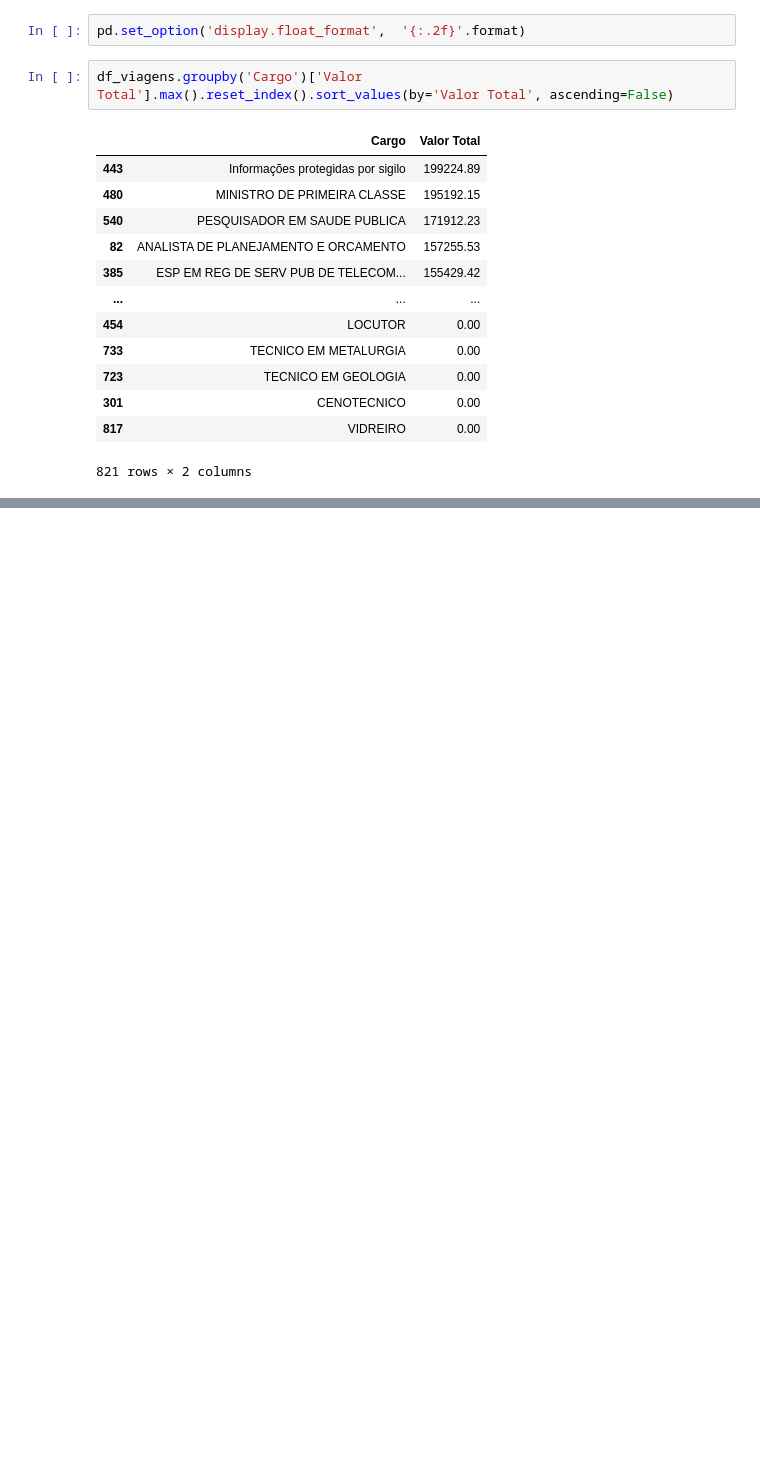
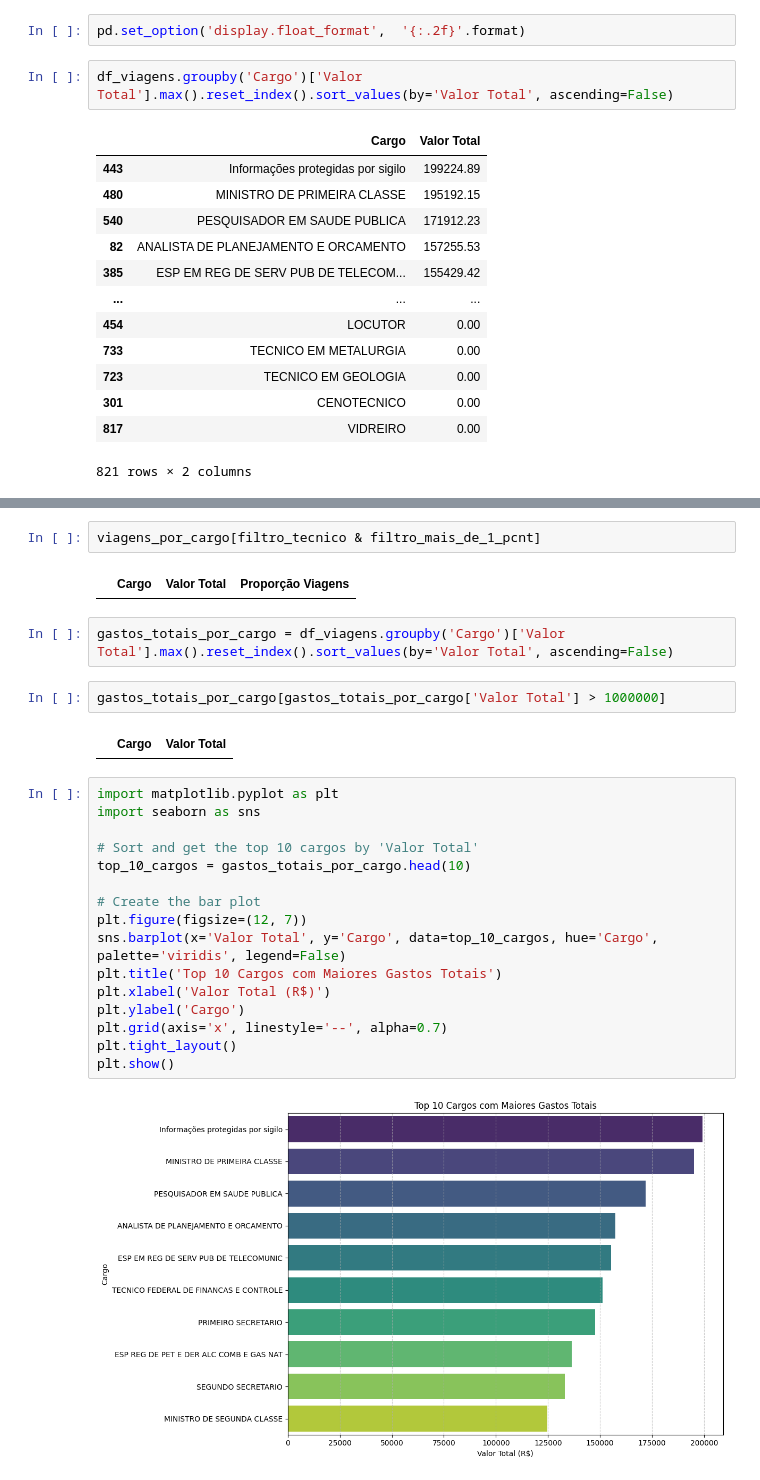
Before and after one commit to Guilherme31-code/miniguia-estudos-notebooklm., a Jupyter notebook: Untitled3.ipynb, the cells around one changed output, grey strips where cells are left out. Saved outputs shown, nothing was run; the diff lists cells and outputs as text; blank space fills up the shorter version.

```diff
--- a/Untitled3.ipynb
+++ b/Untitled3.ipynb
@@ -288,0 +319,28 @@ df_viagens.groupby('Cargo')['Valor Total'].max().reset_index().sort_values(by='V
+# %%
+viagens_por_cargo[filtro_tecnico & filtro_mais_de_1_pcnt]
+# %% [output]
+|  | Cargo | Valor Total | Proporção Viagens |
+# %%
+gastos_totais_por_cargo = df_viagens.groupby('Cargo')['Valor Total'].max().reset_index().sort_values(by='Valor Total', ascending=False)
+# %%
+gastos_totais_por_cargo[gastos_totais_por_cargo['Valor Total'] > 1000000]
+# %% [output]
+|  | Cargo | Valor Total |
+# %%
+import matplotlib.pyplot as plt
+import seaborn as sns
+
+# Sort and get the top 10 cargos by 'Valor Total'
+top_10_cargos = gastos_totais_por_cargo.head(10)
+
+# Create the bar plot
+plt.figure(figsize=(12, 7))
+sns.barplot(x='Valor Total', y='Cargo', data=top_10_cargos, hue='Cargo', palette='viridis', legend=False)
+plt.title('Top 10 Cargos com Maiores Gastos Totais')
+plt.xlabel('Valor Total (R$)')
+plt.ylabel('Cargo')
+plt.grid(axis='x', linestyle='--', alpha=0.7)
+plt.tight_layout()
+plt.show()
+# %% [output]
+[figure, added]
```
Also changed, not shown: parts of 13 cells of this notebook.
